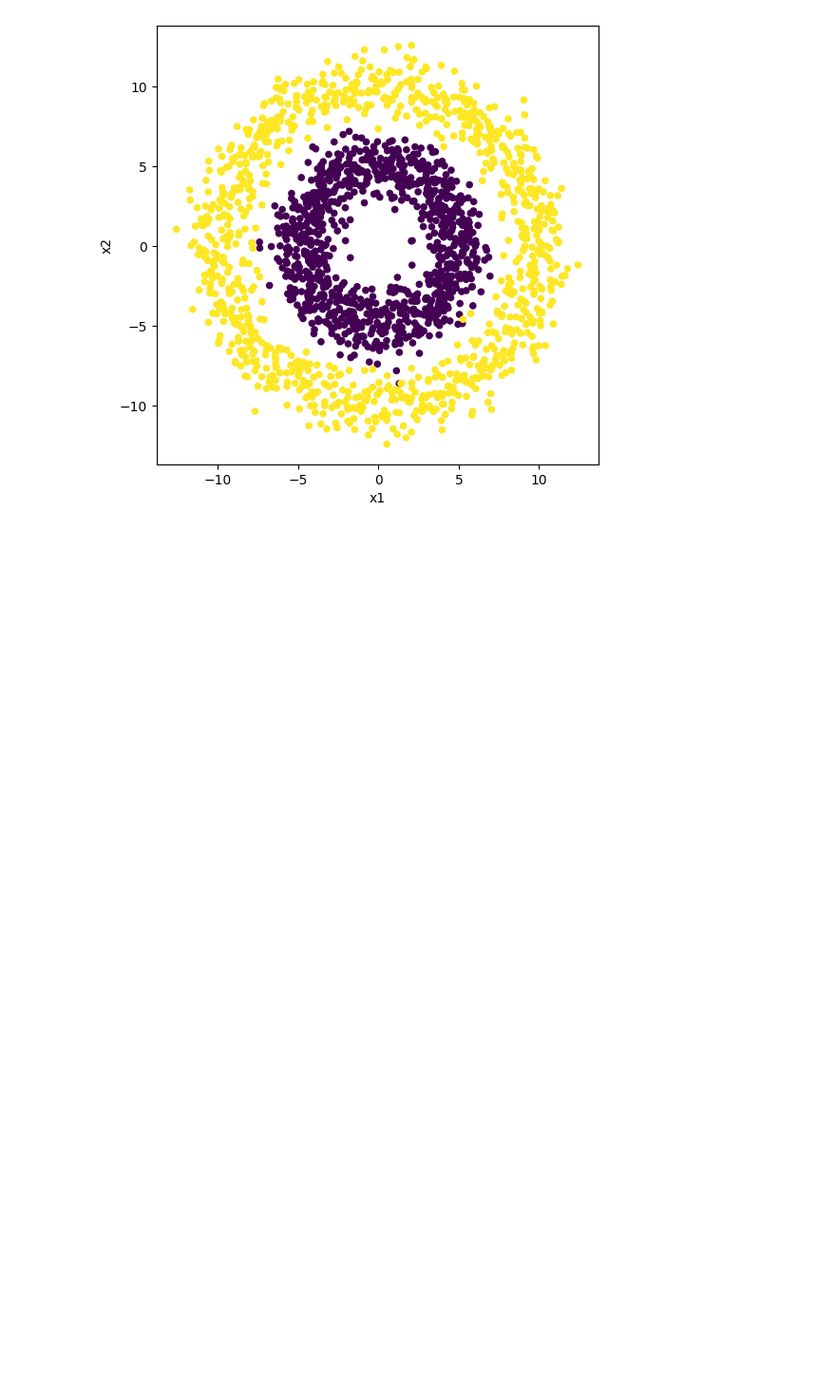
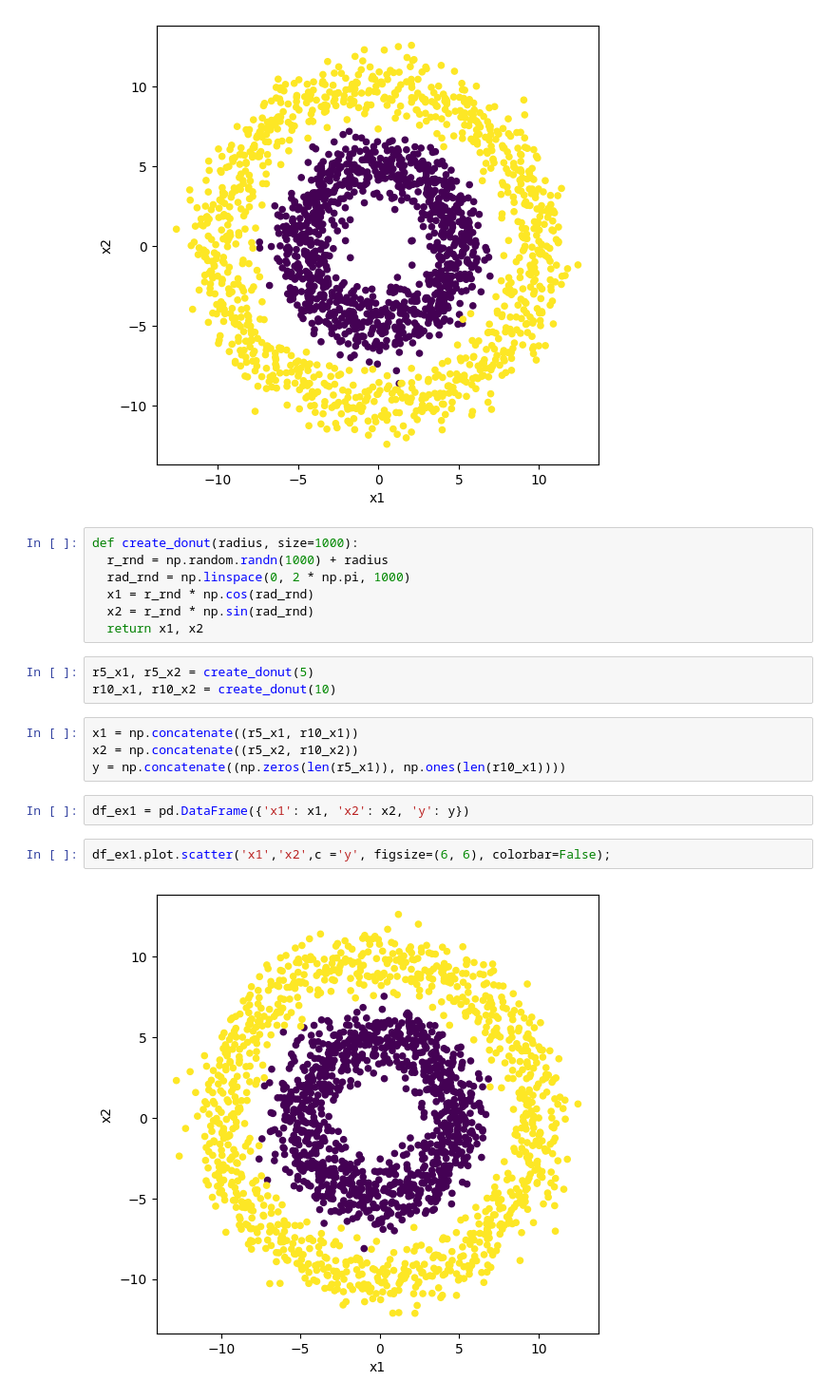
Before and after one commit to elifberkman/deep-learning-prereaquisites, a Jupyter notebook: numpy-stack-v2/Pandas.ipynb, the cells around one changed output. Shown at 95% size. Saved outputs shown, nothing was run; the diff lists cells and outputs as text; blank space fills up the shorter version.

```diff
--- a/numpy-stack-v2/Pandas.ipynb
+++ b/numpy-stack-v2/Pandas.ipynb
@@ -409,3 +409,23 @@ df_ex.to_csv("exercise.csv", index=False, header=False)
 df_ex.plot.scatter('x1','x2',c ='y', figsize=(6, 6), colorbar=False);
 # %% [output]
 [figure]
+# %%
+def create_donut(radius, size=1000):
+  r_rnd = np.random.randn(1000) + radius
+  rad_rnd = np.linspace(0, 2 * np.pi, 1000)
+  x1 = r_rnd * np.cos(rad_rnd)
+  x2 = r_rnd * np.sin(rad_rnd)
+  return x1, x2
+# %%
+r5_x1, r5_x2 = create_donut(5)
+r10_x1, r10_x2 = create_donut(10)
+# %%
+x1 = np.concatenate((r5_x1, r10_x1))
+x2 = np.concatenate((r5_x2, r10_x2))
+y = np.concatenate((np.zeros(len(r5_x1)), np.ones(len(r10_x1))))
+# %%
+df_ex1 = pd.DataFrame({'x1': x1, 'x2': x2, 'y': y})
+# %%
+df_ex1.plot.scatter('x1','x2',c ='y', figsize=(6, 6), colorbar=False);
+# %% [output]
+[figure, added]
```
